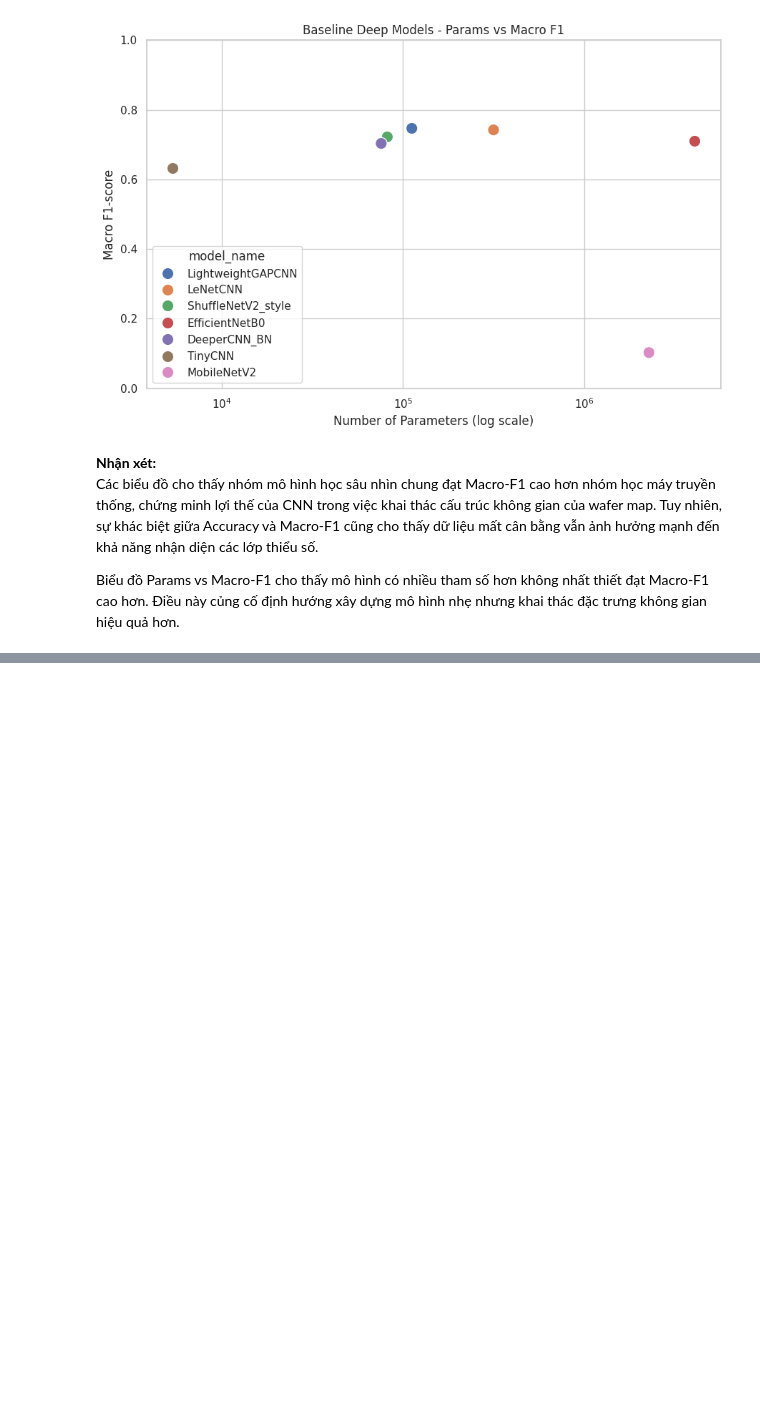
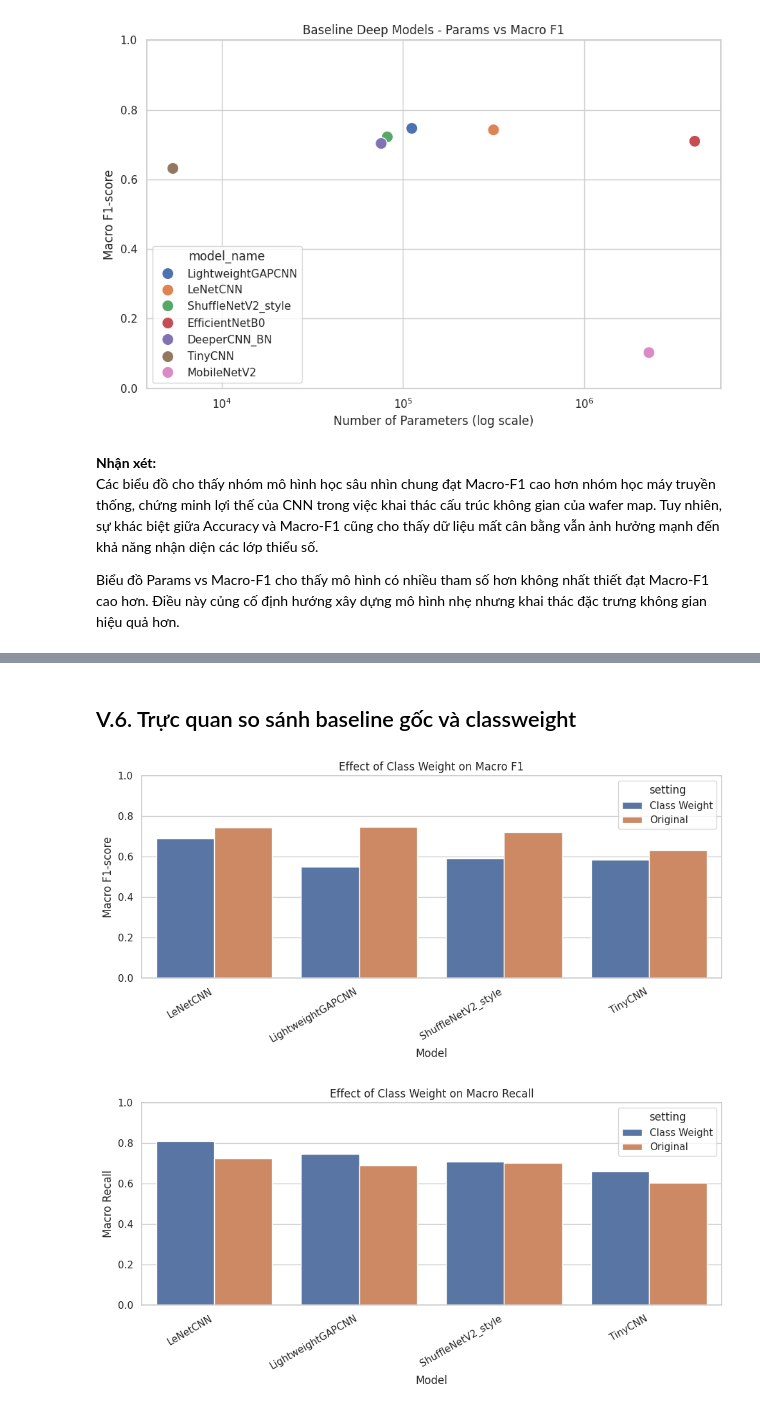
Before and after one commit to quangnguyen-james/wafermap-thesis, a Jupyter notebook: wafermap-classification-by-cae-and-lightweight.ipynb, the cells around one changed output, grey strips where cells are left out. Cells and saved outputs as stored; diff of their text form; code cells hidden in the pictures; blank space fills up the shorter version.

```diff
--- a/wafermap-classification-by-cae-and-lightweight.ipynb
+++ b/wafermap-classification-by-cae-and-lightweight.ipynb
@@ -2334,0 +2593,12 @@ Biểu đồ Params vs Macro-F1 cho thấy mô hình có nhiều tham số hơn
+# %%
+class_weight_results_df = get_experiment_results_df()
+
+class_weight_results_df.to_csv(
+    f"{CW_OUTPUT_DIR}/class_weight_experiment_results.csv",
+    index=False
+)
+
+class_weight_results_df[
+    class_weight_results_df["model_name"].str.contains("ClassWeight", na=False)
+].sort_values(by="f1_macro", ascending=False)
+display(HTML("<span style = 'color: blue; font-weight:bold;'> Tổng hợp kết quả class weight hoàn thành.</span>"))
@@ -2334,0 +2652,46 @@ Biểu đồ Params vs Macro-F1 cho thấy mô hình có nhiều tham số hơn
+# %% [markdown]
+## V.6. Trực quan so sánh baseline gốc và classweight
+# %%
+plt.figure(figsize=(10, 5))
+sns.barplot(
+    data=cw_compare_df,
+    x="base_model",
+    y="f1_macro",
+    hue="setting"
+)
+plt.title("Effect of Class Weight on Macro F1")
+plt.xlabel("Model")
+plt.ylabel("Macro F1-score")
+plt.ylim(0, 1)
+plt.xticks(rotation=30, ha="right")
+plt.tight_layout()
+plt.savefig(
+    f"{CW_OUTPUT_DIR}/class_weight_macro_f1_comparison.png",
+    dpi=300,
+    bbox_inches="tight"
+)
+plt.show()
+
+
+plt.figure(figsize=(10, 5))
+sns.barplot(
+    data=cw_compare_df,
+    x="base_model",
+    y="recall_macro",
+    hue="setting"
+)
+plt.title("Effect of Class Weight on Macro Recall")
+plt.xlabel("Model")
+plt.ylabel("Macro Recall")
+plt.ylim(0, 1)
+plt.xticks(rotation=30, ha="right")
+plt.tight_layout()
+plt.savefig(
+    f"{CW_OUTPUT_DIR}/class_weight_macro_recall_comparison.png",
+    dpi=300,
+    bbox_inches="tight"
+)
+plt.show()
+# %% [output]
+[figure, added]
+[figure, added]
```
Also changed, not shown: parts of 16 cells of this notebook.
